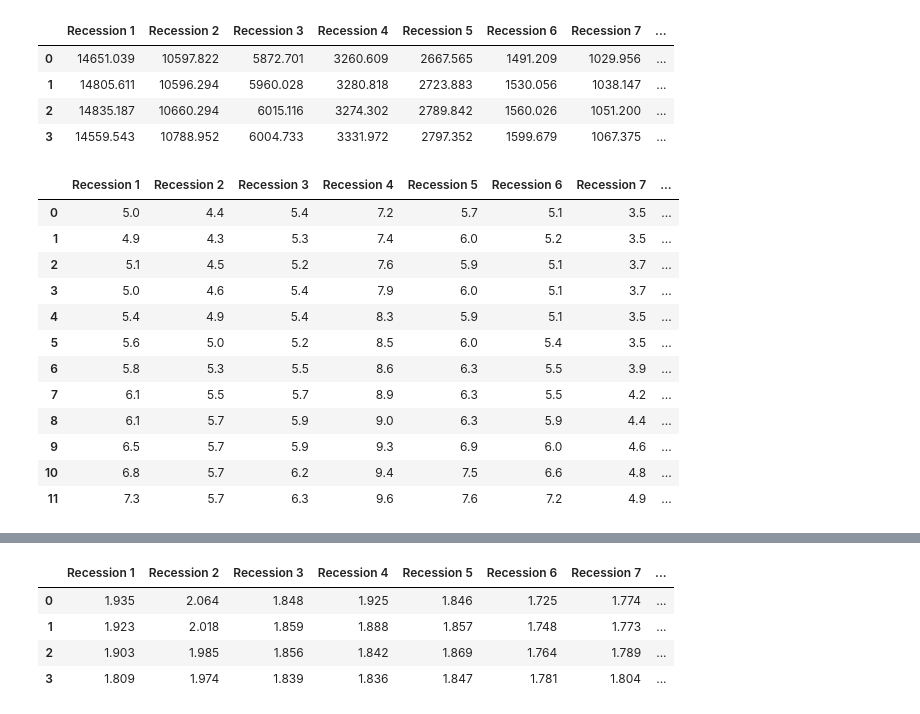
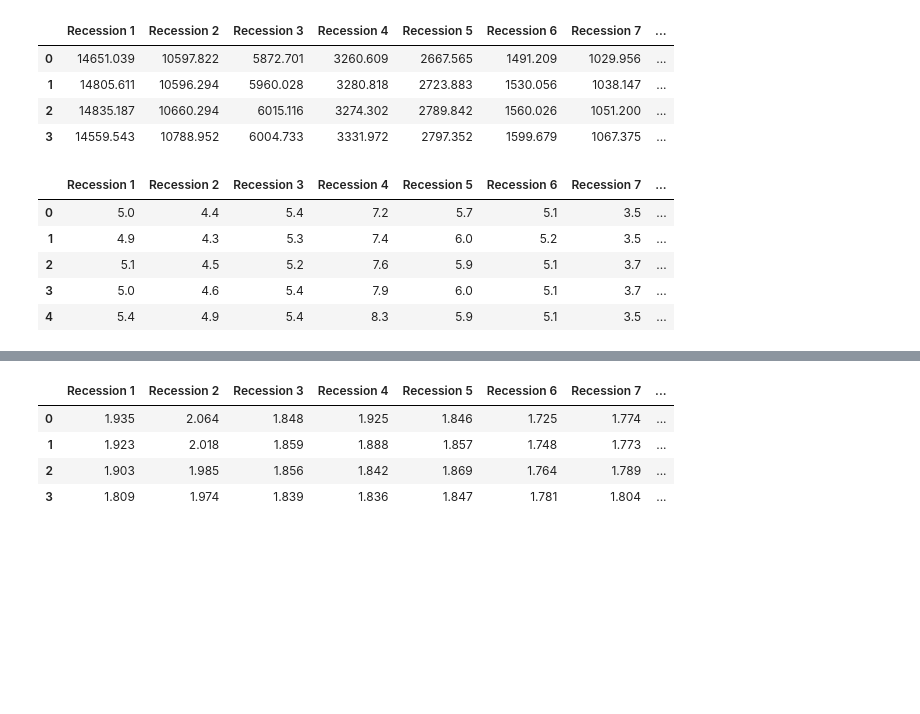
Before and after one commit to evanpaliotta/Project_1, a Jupyter notebook: outline.ipynb, the cells around one changed output, grey strips where cells are left out. Cells and saved outputs as stored; diff of their text form; code cells hidden in the pictures; blank space fills up the shorter version.

```diff
--- a/outline.ipynb
+++ b/outline.ipynb
@@ -269,29 +199,22 @@ GDP_df
 # %%
 #Create unemployment rate dataframe
 empdfs = [unemployment_rate1,unemployment_rate2,unemployment_rate3,unemployment_rate4,unemployment_rate5,
           unemployment_rate6,unemployment_rate7,unemployment_rate8,unemployment_rate9,unemployment_rate10,
           unemployment_rate11]
 
 for df in empdfs:
     df.reset_index(drop=True, inplace=True)
 
 unemployment_rate_df= pd.DataFrame(empdfs).T
 unemployment_rate_df.columns = ["Recession 1", "Recession 2", "Recession 3", "Recession 4", "Recession 5", "Recession 6", "Recession 7", "Recession 8", "Recession 9", "Recession 10", "Recession 11"]
-unemployment_rate_df
+unemployment_rate_df.head()
 # %% [output]
 |  | Recession 1 | Recession 2 | Recession 3 | Recession 4 | Recession 5 | Recession 6 | Recession 7 | ... |
 | 0 | 5.0 | 4.4 | 5.4 | 7.2 | 5.7 | 5.1 | 3.5 | ... |
 | 1 | 4.9 | 4.3 | 5.3 | 7.4 | 6.0 | 5.2 | 3.5 | ... |
 | 2 | 5.1 | 4.5 | 5.2 | 7.6 | 5.9 | 5.1 | 3.7 | ... |
 | 3 | 5.0 | 4.6 | 5.4 | 7.9 | 6.0 | 5.1 | 3.7 | ... |
 | 4 | 5.4 | 4.9 | 5.4 | 8.3 | 5.9 | 5.1 | 3.5 | ... |
-| 5 | 5.6 | 5.0 | 5.2 | 8.5 | 6.0 | 5.4 | 3.5 | ... |
-| 6 | 5.8 | 5.3 | 5.5 | 8.6 | 6.3 | 5.5 | 3.9 | ... |
-| 7 | 6.1 | 5.5 | 5.7 | 8.9 | 6.3 | 5.5 | 4.2 | ... |
-| 8 | 6.1 | 5.7 | 5.9 | 9.0 | 6.3 | 5.9 | 4.4 | ... |
-| 9 | 6.5 | 5.7 | 5.9 | 9.3 | 6.9 | 6.0 | 4.6 | ... |
-| 10 | 6.8 | 5.7 | 6.2 | 9.4 | 7.5 | 6.6 | 4.8 | ... |
-| 11 | 7.3 | 5.7 | 6.3 | 9.6 | 7.6 | 7.2 | 4.9 | ... |
 # %%
 #Create federal funds rate dataframe
 ffdfs = [ff_rate1,ff_rate2,ff_rate3,ff_rate4,ff_rate5,ff_rate6,ff_rate7,ff_rate8,ff_rate9]
```
Also changed, not shown: parts of 26 cells of this notebook.
